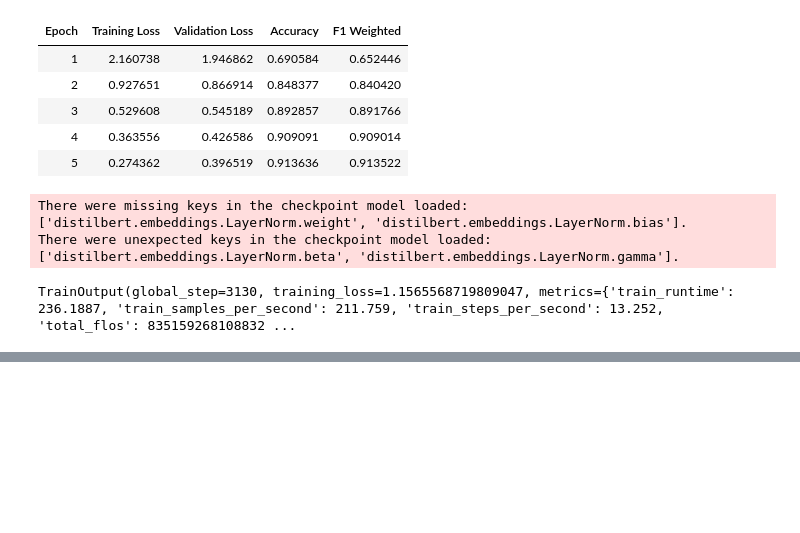
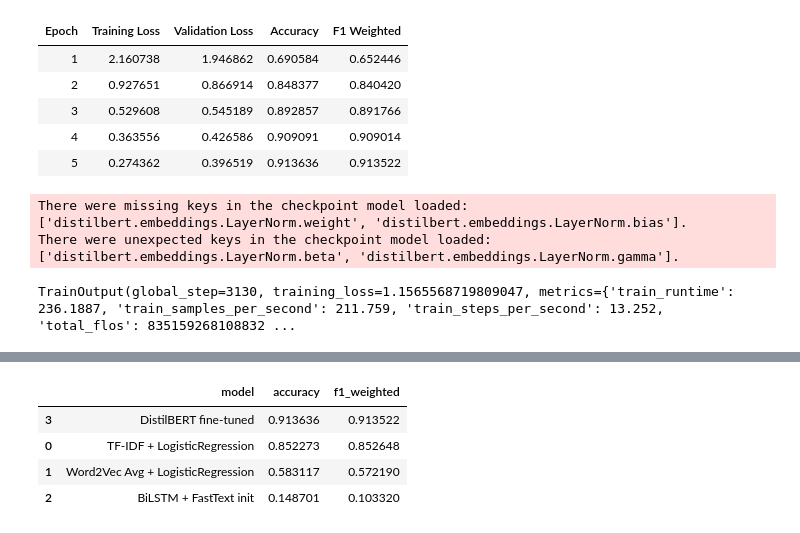
Before and after one commit to mdmohsin212/Kaggle-competitions, a Jupyter notebook: Support Ticket Intelligence/notebook/support_ticket.ipynb, the cells around one changed output, grey strips where cells are left out. Cells and saved outputs as stored; diff of their text form; code cells hidden in the pictures; blank space fills up the shorter version.

```diff
--- a/Support Ticket Intelligence/notebook/support_ticket.ipynb
+++ b/Support Ticket Intelligence/notebook/support_ticket.ipynb
@@ -509,0 +518,19 @@ TrainOutput(global_step=3130, training_loss=1.1565568719809047, metrics={'train_
+# %%
+transformer_acc = accuracy_score(test_df["label_name"], transformer_pred_labels)
+transformer_f1 = f1_score(test_df["label_name"], transformer_pred_labels, average="weighted")
+
+
+comparison = pd.DataFrame([
+    {"model": "TF-IDF + LogisticRegression", "accuracy": tfidf_acc, "f1_weighted": tfidf_f1},
+    {"model": "Word2Vec Avg + LogisticRegression", "accuracy": w2v_acc, "f1_weighted": w2v_f1},
+    {"model": "BiLSTM + FastText init", "accuracy": lstm_acc, "f1_weighted": lstm_f1},
+    {"model": "DistilBERT fine-tuned", "accuracy": transformer_acc, "f1_weighted": transformer_f1},
+]).sort_values("f1_weighted", ascending=False)
+
+comparison
+# %% [output]
+|  | model | accuracy | f1_weighted |
+| 3 | DistilBERT fine-tuned | 0.913636 | 0.913522 |
+| 0 | TF-IDF + LogisticRegression | 0.852273 | 0.852648 |
+| 1 | Word2Vec Avg + LogisticRegression | 0.583117 | 0.572190 |
+| 2 | BiLSTM + FastText init | 0.148701 | 0.103320 |
```
Also changed, not shown: parts of 3 cells of this notebook.
